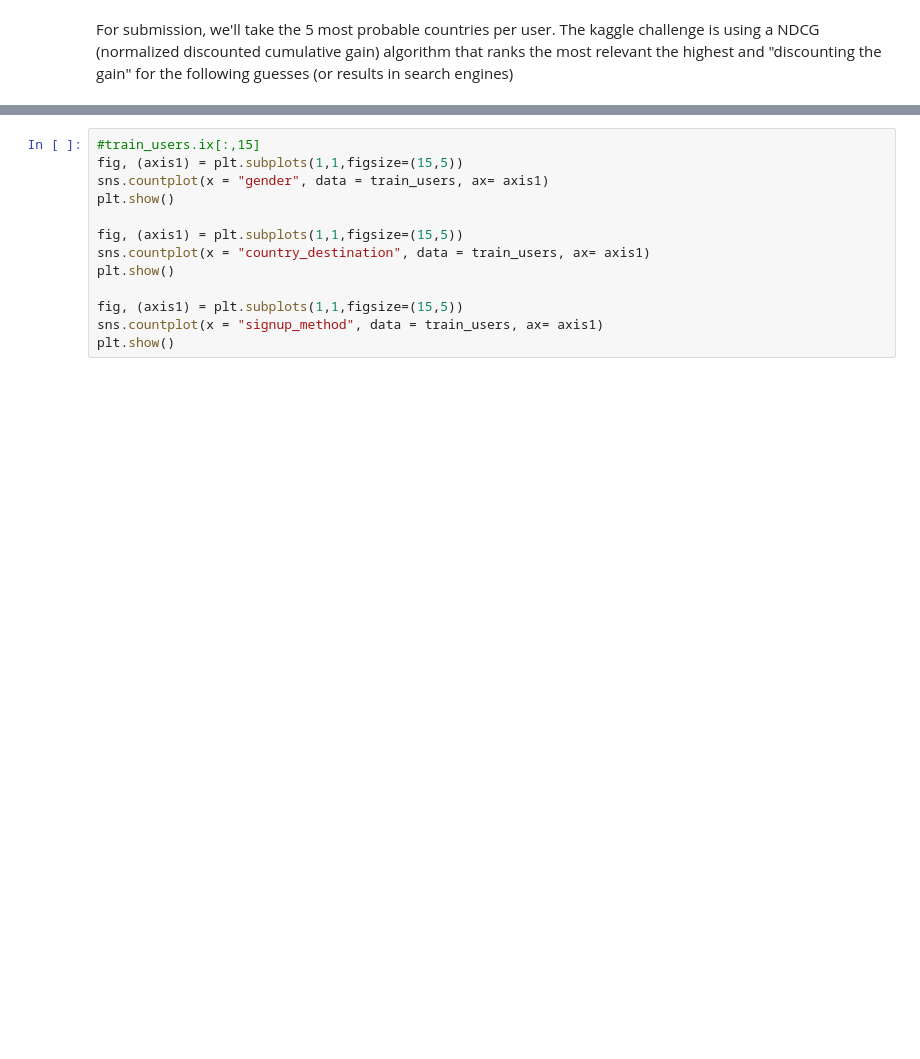
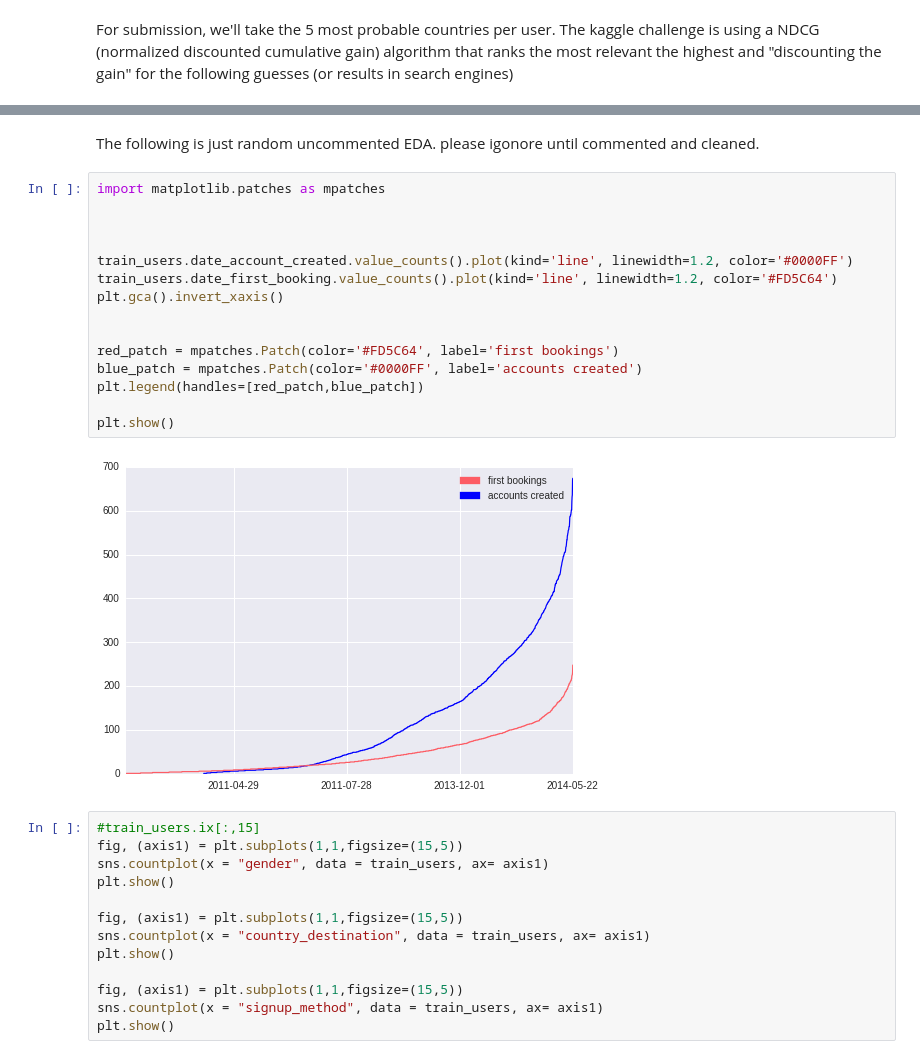
Before and after one commit to mykoz/airbnb_project, a Jupyter notebook: airbnb/airbnb_kojak.ipynb, the cells around one changed output, grey strips where cells are left out. Cells and saved outputs as stored; diff of their text form; blank space fills up the shorter version.

```diff
--- a/airbnb/airbnb_kojak.ipynb
+++ b/airbnb/airbnb_kojak.ipynb
@@ -219,3 +237,22 @@ airbnb_submission.to_csv('airbnb_sub.csv',index=False)
+# %% [markdown]
+The following is just random uncommented EDA. please igonore until commented and cleaned.
+# %%
+import matplotlib.patches as mpatches
+
+
+
+train_users.date_account_created.value_counts().plot(kind='line', linewidth=1.2, color='#0000FF')
+train_users.date_first_booking.value_counts().plot(kind='line', linewidth=1.2, color='#FD5C64')
+plt.gca().invert_xaxis()
+
+
+red_patch = mpatches.Patch(color='#FD5C64', label='first bookings')
+blue_patch = mpatches.Patch(color='#0000FF', label='accounts created')
+plt.legend(handles=[red_patch,blue_patch])
+
+plt.show()
+# %% [output]
+[figure, added]
 # %%
 #train_users.ix[:,15]
 fig, (axis1) = plt.subplots(1,1,figsize=(15,5))
```
Also changed, not shown: parts of 14 cells of this notebook.
